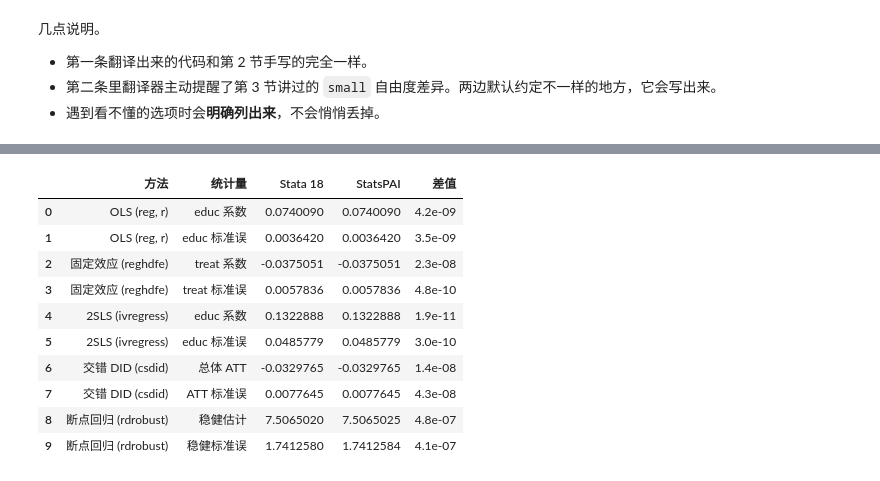
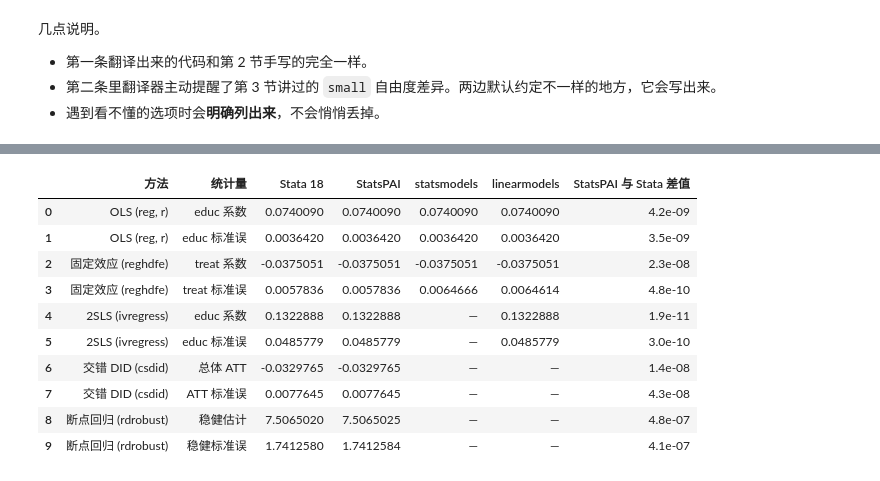
Before and after one commit to brycewang-stanford/StatsPAI, a Jupyter notebook: examples/notebooks/statspai_vs_stata_5min.ipynb, the cells around one changed output, grey strips where cells are left out. Cells and saved outputs as stored; diff of their text form; code cells hidden in the pictures.

```diff
--- a/examples/notebooks/statspai_vs_stata_5min.ipynb
+++ b/examples/notebooks/statspai_vs_stata_5min.ipynb
@@ -417,30 +417,60 @@ sp.ivreg('lwage ~ exper + expersq + black + south + smsa + (educ ~ nearc4)', dat
 # %%
+import statsmodels.formula.api as smf
+from linearmodels.iv import IV2SLS
+from linearmodels.panel import PanelOLS
+
+# ---- statsmodels ----
+# OLS + HC1 稳健标准误
+sm_ols = smf.ols("lwage ~ educ + exper + expersq + black + south + smsa", data=card).fit(cov_type="HC1")
+# 没有吸收固定效应的命令，只能把县和年份写成虚拟变量（LSDV），再按县聚类
+sm_fe = smf.ols("lemp ~ treat + C(countyreal) + C(year)", data=mpdta).fit(
+    cov_type="cluster", cov_kwds={"groups": mpdta["countyreal"]}
+)
+
+# ---- linearmodels ----
+# 不写内生变量时，IV2SLS 就是 OLS；debiased=True 对应小样本自由度修正
+lm_ols = IV2SLS.from_formula(
+    "lwage ~ 1 + educ + exper + expersq + black + south + smsa", data=card
+).fit(cov_type="robust", debiased=True)
+# 工具变量写在方括号里
+lm_iv = IV2SLS.from_formula(
+    "lwage ~ 1 + exper + expersq + black + south + smsa + [educ ~ nearc4]", data=card
+).fit(cov_type="robust", debiased=True)
+# 面板固定效应要先把 (个体, 时间) 设成索引
+lm_fe = PanelOLS.from_formula(
+    "lemp ~ treat + EntityEffects + TimeEffects", data=mpdta.set_index(["countyreal", "year"])
+).fit(cov_type="clustered", cluster_entity=True)
+
+NA = float("nan")  # 该包没有对应的估计量
 rows = [
-    # (方法, 统计量, Stata 18 的数字, StatsPAI 的数字)
-    ("OLS (reg, r)",        "educ 系数",   0.07400899, ols.params["educ"]),
-    ("OLS (reg, r)",        "educ 标准误", 0.00364203, ols.std_errors["educ"]),
-    ("固定效应 (reghdfe)",   "treat 系数",  -0.03750510, fe.params["treat"]),
-    ("固定效应 (reghdfe)",   "treat 标准误", 0.00578357, fe.std_errors["treat"]),
-    ("2SLS (ivregress)",    "educ 系数",   0.13228884, iv.params["educ"]),
-    ("2SLS (ivregress)",    "educ 标准误", 0.04857786, iv.std_errors["educ"]),
-    ("交错 DID (csdid)",     "总体 ATT",    -0.0329765, att.estimate),
-    ("交错 DID (csdid)",     "ATT 标准误",  0.0077645, att.se),
-    ("断点回归 (rdrobust)",  "稳健估计",    7.506502, rd.estimate),
-    ("断点回归 (rdrobust)",  "稳健标准误",  1.741258, rd.se),
+    # (方法, 统计量, Stata 18, StatsPAI, statsmodels, linearmodels)
+    ("OLS (reg, r)",        "educ 系数",   0.07400899, ols.params["educ"], sm_ols.params["educ"], lm_ols.params["educ"]),
+    ("OLS (reg, r)",        "educ 标准误", 0.00364203, ols.std_errors["educ"], sm_ols.bse["educ"], lm_ols.std_errors["educ"]),
+    ("固定效应 (reghdfe)",   "treat 系数",  -0.03750510, fe.params["treat"], sm_fe.params["treat"], lm_fe.params["treat"]),
+    ("固定效应 (reghdfe)",   "treat 标准误", 0.00578357, fe.std_errors["treat"], sm_fe.bse["treat"], lm_fe.std_errors["treat"]),
+    ("2SLS (ivregress)",    "educ 系数",   0.13228884, iv.params["educ"], NA, lm_iv.params["educ"]),
+    ("2SLS (ivregress)",    "educ 标准误", 0.04857786, iv.std_errors["educ"], NA, lm_iv.std_errors["educ"]),
+    ("交错 DID (csdid)",     "总体 ATT",    -0.0329765, att.estimate, NA, NA),
+    ("交错 DID (csdid)",     "ATT 标准误",  0.0077645, att.se, NA, NA),
+    ("断点回归 (rdrobust)",  "稳健估计",    7.506502, rd.estimate, NA, NA),
+    ("断点回归 (rdrobust)",  "稳健标准误",  1.741258, rd.se, NA, NA),
 ]
-compare = pd.DataFrame(rows, columns=["方法", "统计量", "Stata 18", "StatsPAI"])
-compare["差值"] = (compare["StatsPAI"] - compare["Stata 18"]).abs()
-compare.style.format({"Stata 18": "{:.7f}", "StatsPAI": "{:.7f}", "差值": "{:.1e}"})
+cols = ["方法", "统计量", "Stata 18", "StatsPAI", "statsmodels", "linearmodels"]
+compare = pd.DataFrame(rows, columns=cols)
+compare["StatsPAI 与 Stata 差值"] = (compare["StatsPAI"] - compare["Stata 18"]).abs()
+fmt = {c: "{:.7f}" for c in cols[2:]}
+fmt["StatsPAI 与 Stata 差值"] = "{:.1e}"
+compare.style.format(fmt, na_rep="—")
 # %% [output]
-|  | 方法 | 统计量 | Stata 18 | StatsPAI | 差值 |
-| 0 | OLS (reg, r) | educ 系数 | 0.0740090 | 0.0740090 | 4.2e-09 |
-| 1 | OLS (reg, r) | educ 标准误 | 0.0036420 | 0.0036420 | 3.5e-09 |
-| 2 | 固定效应 (reghdfe) | treat 系数 | -0.0375051 | -0.0375051 | 2.3e-08 |
-| 3 | 固定效应 (reghdfe) | treat 标准误 | 0.0057836 | 0.0057836 | 4.8e-10 |
-| 4 | 2SLS (ivregress) | educ 系数 | 0.1322888 | 0.1322888 | 1.9e-11 |
-| 5 | 2SLS (ivregress) | educ 标准误 | 0.0485779 | 0.0485779 | 3.0e-10 |
-| 6 | 交错 DID (csdid) | 总体 ATT | -0.0329765 | -0.0329765 | 1.4e-08 |
-| 7 | 交错 DID (csdid) | ATT 标准误 | 0.0077645 | 0.0077645 | 4.3e-08 |
-| 8 | 断点回归 (rdrobust) | 稳健估计 | 7.5065020 | 7.5065025 | 4.8e-07 |
-| 9 | 断点回归 (rdrobust) | 稳健标准误 | 1.7412580 | 1.7412584 | 4.1e-07 |
+|  | 方法 | 统计量 | Stata 18 | StatsPAI | statsmodels | linearmodels | StatsPAI 与 Stata 差值 |
+| 0 | OLS (reg, r) | educ 系数 | 0.0740090 | 0.0740090 | 0.0740090 | 0.0740090 | 4.2e-09 |
+| 1 | OLS (reg, r) | educ 标准误 | 0.0036420 | 0.0036420 | 0.0036420 | 0.0036420 | 3.5e-09 |
+| 2 | 固定效应 (reghdfe) | treat 系数 | -0.0375051 | -0.0375051 | -0.0375051 | -0.0375051 | 2.3e-08 |
+| 3 | 固定效应 (reghdfe) | treat 标准误 | 0.0057836 | 0.0057836 | 0.0064666 | 0.0064614 | 4.8e-10 |
+| 4 | 2SLS (ivregress) | educ 系数 | 0.1322888 | 0.1322888 | — | 0.1322888 | 1.9e-11 |
+| 5 | 2SLS (ivregress) | educ 标准误 | 0.0485779 | 0.0485779 | — | 0.0485779 | 3.0e-10 |
+| 6 | 交错 DID (csdid) | 总体 ATT | -0.0329765 | -0.0329765 | — | — | 1.4e-08 |
+| 7 | 交错 DID (csdid) | ATT 标准误 | 0.0077645 | 0.0077645 | — | — | 4.3e-08 |
+| 8 | 断点回归 (rdrobust) | 稳健估计 | 7.5065020 | 7.5065025 | — | — | 4.8e-07 |
+| 9 | 断点回归 (rdrobust) | 稳健标准误 | 1.7412580 | 1.7412584 | — | — | 4.1e-07 |
 # %% [markdown]
```
Also changed, not shown: parts of 2 cells of this notebook.
